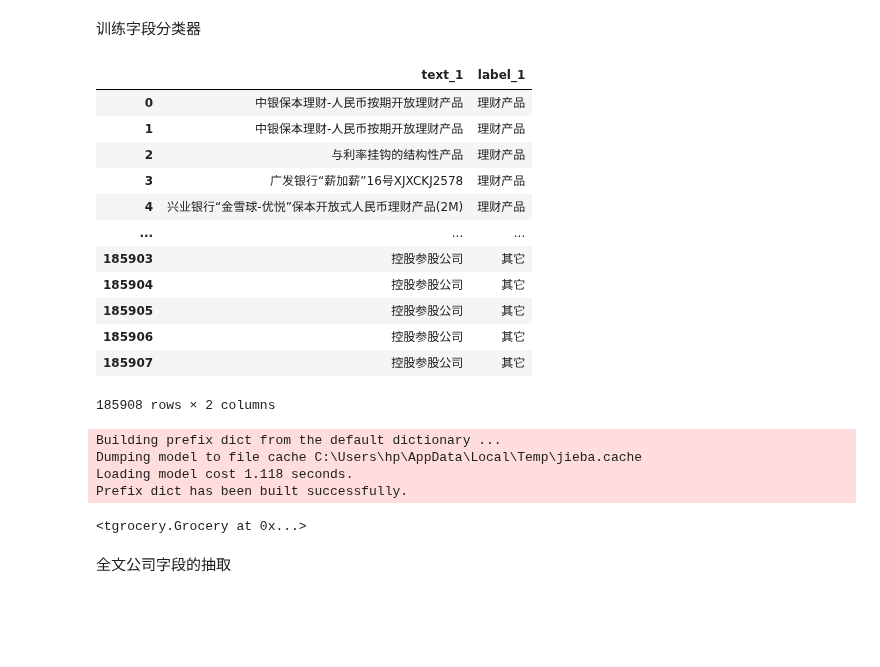
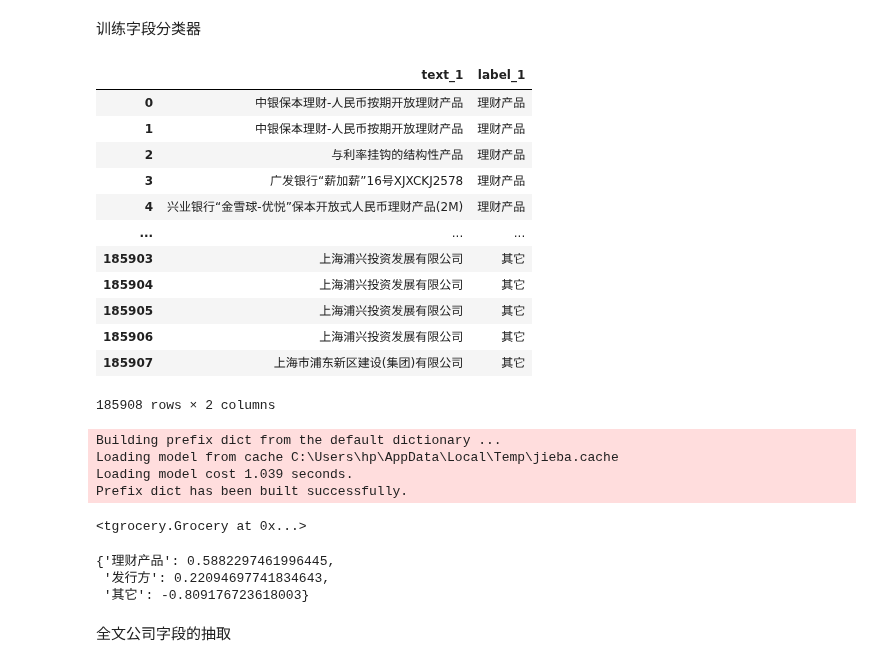
Before and after one commit to lsqlhl5862/baseline_qqcywdj, a Jupyter notebook: wjc/baselineByLHL.ipynb, the cells around one changed output. Cells and saved outputs as stored; diff of their text form; code cells hidden in the pictures; blank space fills up the shorter version.

```diff
--- a/wjc/baselineByLHL.ipynb
+++ b/wjc/baselineByLHL.ipynb
@@ -147,23 +147,24 @@ tmp['label_1']="发行方"
 
 train_data = pd.concat([train_data,tmp]).reset_index(drop=True)
 
-train_data2=train_lstm_input[train_lstm_input["实际购买公司名称"]!="否"].reset_index(drop=True)
+# train_data2=train_lstm_input[train_lstm_input["实际购买公司名称"]!="否"].reset_index(drop=True)
 
-# train_data2["文本类别"]="发行方"
+# # train_data2["文本类别"]="发行方"
 
-tmp['text_1']=train_data2["实际购买公司名称"].astype(str)
+# tmp['text_1']=train_data2["实际购买公司名称"].astype(str)
 
-# tmp['text_2']= train_data2["text"].astype(str)
+# # tmp['text_2']= train_data2["text"].astype(str)
 
-tmp['label_1']="购买公司"
+# tmp['label_1']="购买公司"
 
-train_data = pd.concat([train_data,tmp]).reset_index(drop=True)
+# train_data = pd.concat([train_data,tmp]).reset_index(drop=True)
 
 
-other_columns_list=["认购金额(万元)","认购日期","资金来源","实际购买公司和上市公司关系"]
+other_columns_list=["认购金额(万元)","认购日期","资金来源","实际购买公司和上市公司关系","实际购买公司名称"]
 
 for item in other_columns_list:
 
+    train_lstm_input[item]=train_lstm_input[item].astype(str)
     train_data2=train_lstm_input[train_lstm_input[item]!="否"].reset_index(drop=True)
 
     # train_data2["文本类别"]=item
@@ -176,44 +177,50 @@ for item in other_columns_list:
 
 
     train_data = pd.concat([train_data,tmp]).reset_index(drop=True)
 
 
 
 # train_data['label_2'] = label_2.fit_transform(train_lstm_input['资金来源'])
 # train_data['label_3'] = label_3.fit_transform(train_lstm_input['实际购买公司和上市公司关系'])
 # train_data['label_4'] = label_4.fit_transform(train_lstm_input['买卖方是否有关联关系'])
 train_data
 
 train_src=[]
 for text,label in train_data[["text_1","label_1"]].values:
     train_src.append([label,text])
 
 
 grocery=Grocery("productOrcounter")
 
 
 grocery.train(train_src)
 
 grocery.save()
 # %% [output]
 |  | text_1 | label_1 |
 | 0 | 中银保本理财-人民币按期开放理财产品 | 理财产品 |
 | 1 | 中银保本理财-人民币按期开放理财产品 | 理财产品 |
 | 2 | 与利率挂钩的结构性产品 | 理财产品 |
 | 3 | 广发银行“薪加薪”16号XJXCKJ2578 | 理财产品 |
 | 4 | 兴业银行“金雪球-优悦”保本开放式人民币理财产品(2M) | 理财产品 |
 | ... | ... | ... |
-| 185903 | 控股参股公司 | 其它 |
-| 185904 | 控股参股公司 | 其它 |
-| 185905 | 控股参股公司 | 其它 |
-| 185906 | 控股参股公司 | 其它 |
-| 185907 | 控股参股公司 | 其它 |
+| 185903 | 上海浦兴投资发展有限公司 | 其它 |
+| 185904 | 上海浦兴投资发展有限公司 | 其它 |
+| 185905 | 上海浦兴投资发展有限公司 | 其它 |
+| 185906 | 上海浦兴投资发展有限公司 | 其它 |
+| 185907 | 上海市浦东新区建设(集团)有限公司 | 其它 |
 185908 rows × 2 columns
 Building prefix dict from the default dictionary ...
-Dumping model to file cache C:\Users\hp\AppData\Local\Temp\jieba.cache
-Loading model cost 1.118 seconds.
+Loading model from cache C:\Users\hp\AppData\Local\Temp\jieba.cache
+Loading model cost 1.039 seconds.
 Prefix dict has been built successfully.
 <tgrocery.Grocery at 0x...>
+# %%
+grocery.predict("浦发银行利多多").dec_values
+# %% [output]
+{'理财产品': 0.5882297461996445,
+ '发行方': 0.22094697741834643,
+ '其它': -0.809176723618003}
 # %% [markdown]
 全文公司字段的抽取
 # %%
```
Also changed, not shown: parts of 1 cell of this notebook, 2 other files.
